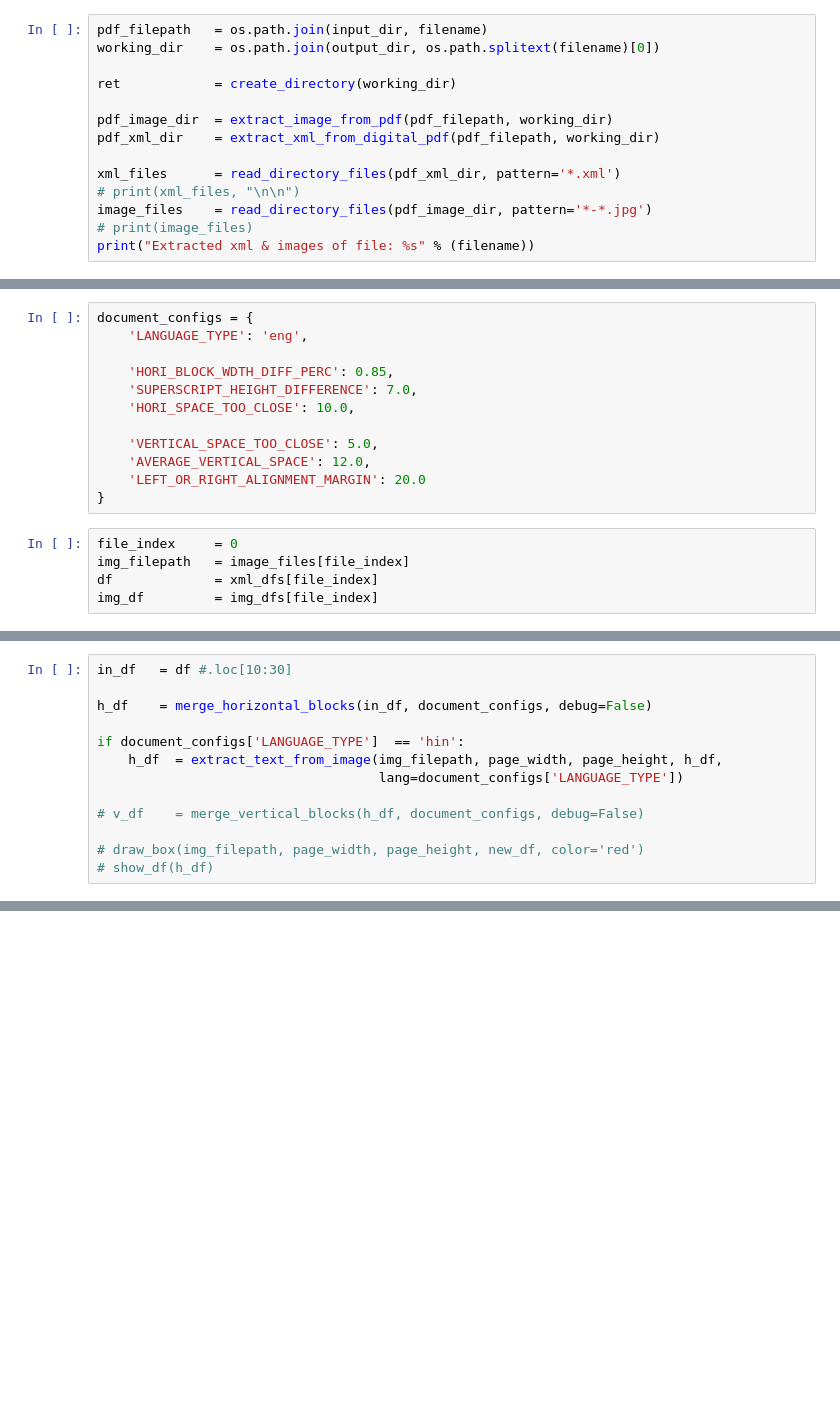
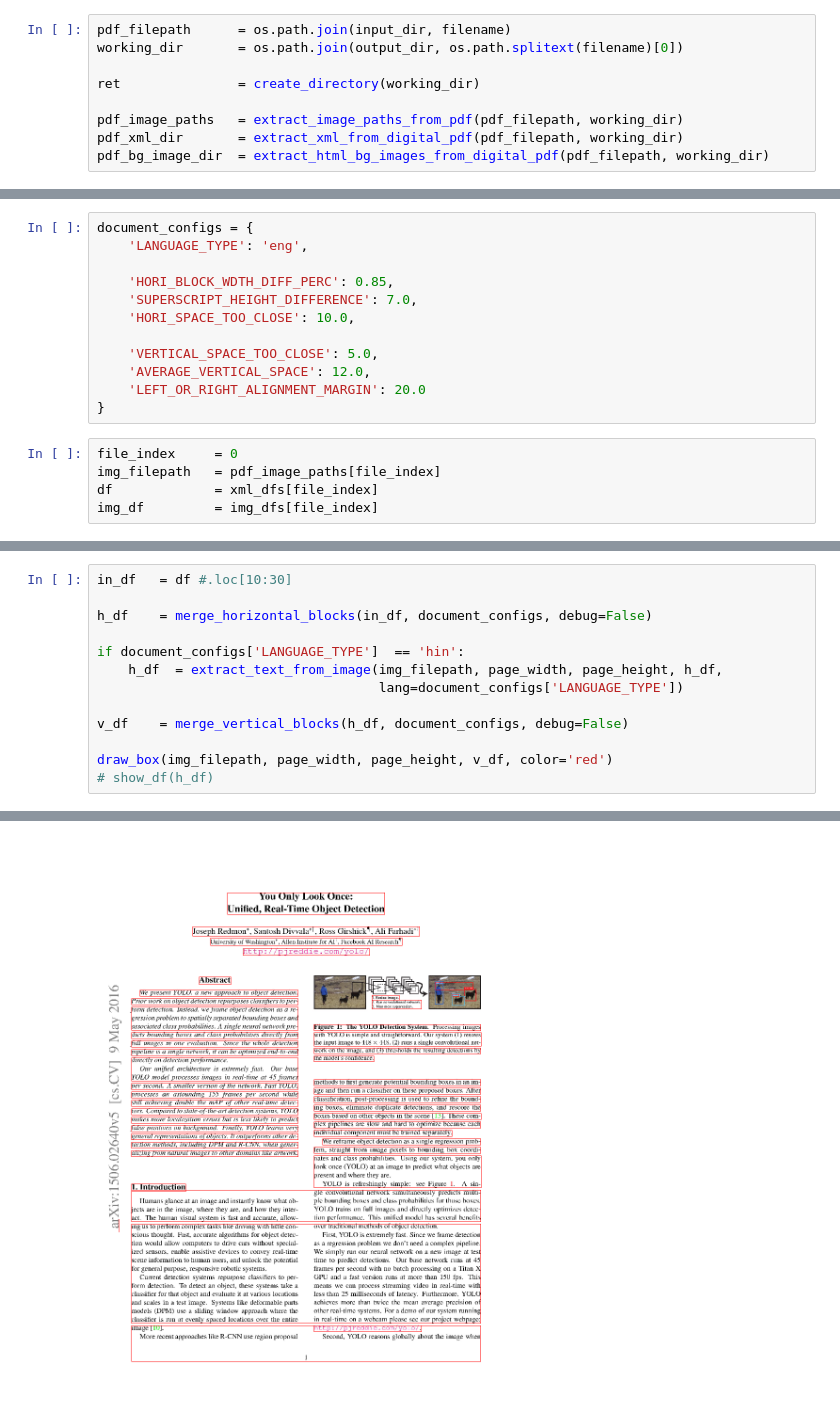
Before and after one commit to kumardeepak/document-structure, a Jupyter notebook: notebooks/DOCUMENT_STRUCTURE_MAIN_KD.ipynb, the cells around one changed output, grey strips where cells are left out. Saved outputs shown, nothing was run; the diff lists cells and outputs as text; blank space fills up the shorter version.

```diff
--- a/notebooks/DOCUMENT_STRUCTURE_MAIN_KD.ipynb
+++ b/notebooks/DOCUMENT_STRUCTURE_MAIN_KD.ipynb
@@ -48,14 +49,9 @@ filename   = '1506.02640.pdf'
 # %%
-pdf_filepath   = os.path.join(input_dir, filename)
-working_dir    = os.path.join(output_dir, os.path.splitext(filename)[0])
+pdf_filepath      = os.path.join(input_dir, filename)
+working_dir       = os.path.join(output_dir, os.path.splitext(filename)[0])
 
-ret            = create_directory(working_dir)
+ret               = create_directory(working_dir)
 
-pdf_image_dir  = extract_image_from_pdf(pdf_filepath, working_dir)
-pdf_xml_dir    = extract_xml_from_digital_pdf(pdf_filepath, working_dir)
-
-xml_files      = read_directory_files(pdf_xml_dir, pattern='*.xml')
-# print(xml_files, "\n\n")
-image_files    = read_directory_files(pdf_image_dir, pattern='*-*.jpg')
-# print(image_files)
-print("Extracted xml & images of file: %s" % (filename))
+pdf_image_paths   = extract_image_paths_from_pdf(pdf_filepath, working_dir)
+pdf_xml_dir       = extract_xml_from_digital_pdf(pdf_filepath, working_dir)
+pdf_bg_image_dir  = extract_html_bg_images_from_digital_pdf(pdf_filepath, working_dir)
@@ -81,6 +82,6 @@ document_configs = {
 }
 # %%
 file_index     = 0
-img_filepath   = image_files[file_index]
+img_filepath   = pdf_image_paths[file_index]
 df             = xml_dfs[file_index]
 img_df         = img_dfs[file_index]
@@ -99,8 +94,8 @@ if document_configs['LANGUAGE_TYPE']  == 'hin':
     h_df  = extract_text_from_image(img_filepath, page_width, page_height, h_df,
                                     lang=document_configs['LANGUAGE_TYPE'])
 
-# v_df    = merge_vertical_blocks(h_df, document_configs, debug=False)
+v_df    = merge_vertical_blocks(h_df, document_configs, debug=False)
 
-# draw_box(img_filepath, page_width, page_height, new_df, color='red')
+draw_box(img_filepath, page_width, page_height, v_df, color='red')
 # show_df(h_df)
 # %% [output]
@@ -123,0 +102 @@ if document_configs['LANGUAGE_TYPE']  == 'hin':
+[figure, added]
```
Also changed, not shown: parts of 9 cells of this notebook, 7 other files.
